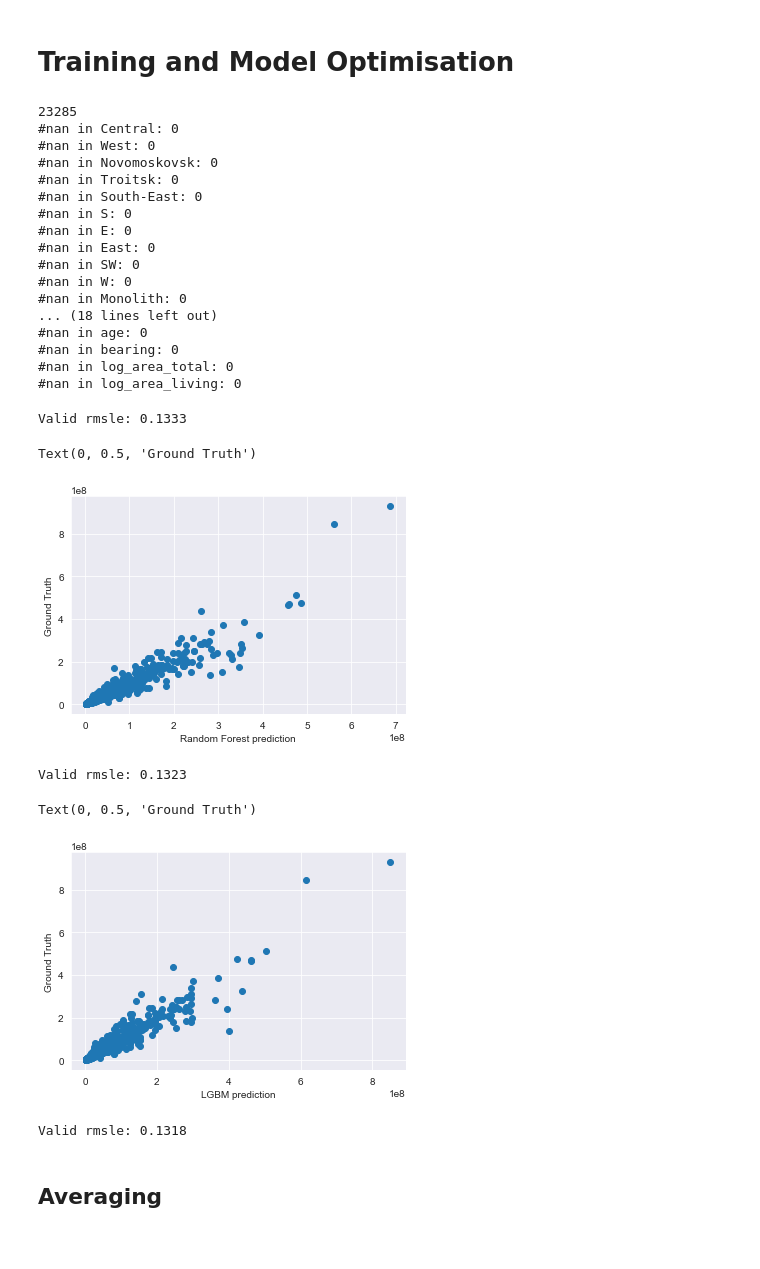
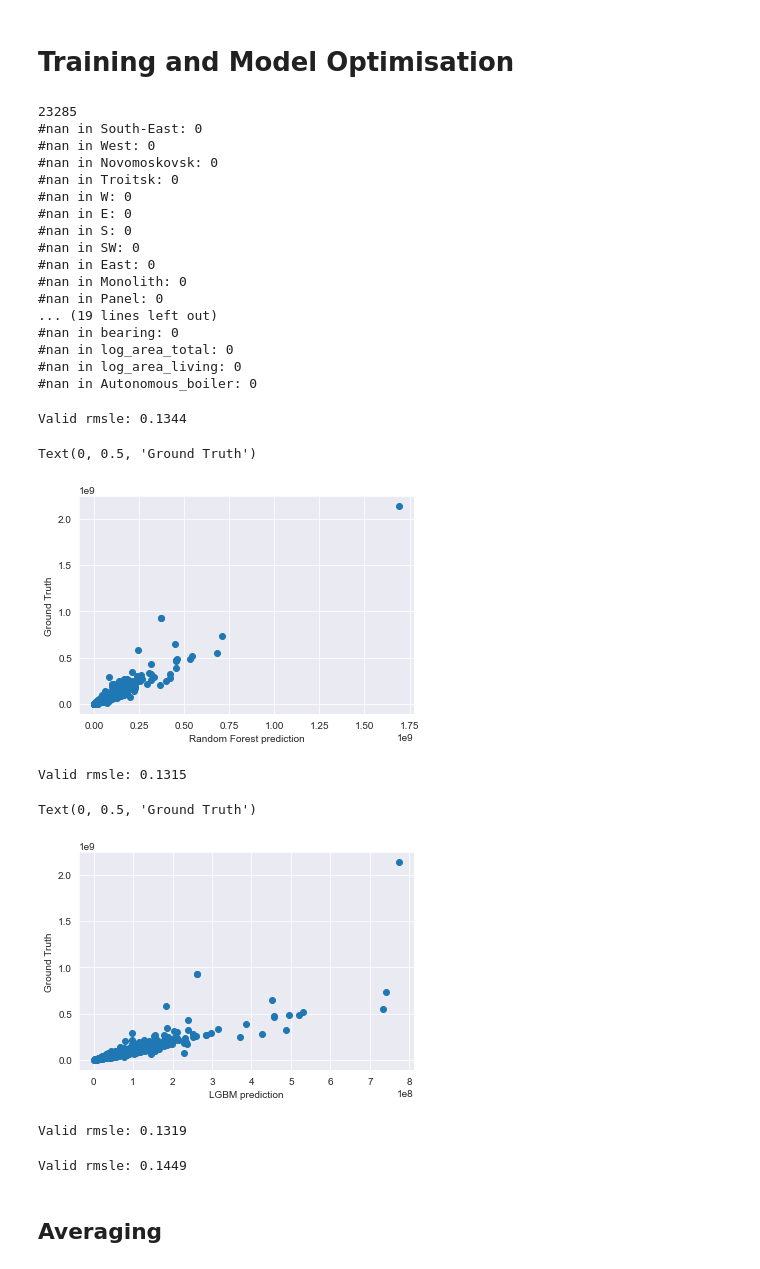
Before and after one commit to P1NHE4D/TDT4173-Prosjekt, a Jupyter notebook: notebook_alexander_03.ipynb, the cells around one changed output. Drawn from its saved outputs; the diff is of its cells as text; code cells hidden in the pictures.

```diff
--- a/notebook_alexander_03.ipynb
+++ b/notebook_alexander_03.ipynb
@@ -48,6 +48,9 @@ def construct_features(data):
     for ind, row in data.iterrows():
         data.at[ind, "elevator"] = row.elevator_passenger == 1 or row.elevator_service == 1
     data['elevator'] = data['elevator'].astype(int)
+    for ind, row in data.iterrows():
+        data.at[ind, "has_seller"] = pd.isna(row.seller)
+    data['has_seller'] = data['has_seller'].astype(int)
 
     return data
 # %%
@@ -698,6 +711,16 @@ mat = {
 }
 train_imputed = one_hot_encode(train_imputed, mat, "material")
 test_imputed = one_hot_encode(test_imputed, mat, "material")
+# %%
+heating = {
+    0: "Central",
+    1: "Individual",
+    2: "Boiler",
+    3: "Autonomous_boiler",
+}
+
+train_imputed = one_hot_encode(train_imputed, heating, "heating")
+test_imputed = one_hot_encode(test_imputed, heating, "heating")
 # %%
 print("Correlation between the price and the other features combined with the number of missing values:")
 nan_count = [len(train_imputed[train_imputed[feature].isna()]) for feature in train_imputed.corr()["log_price"].index]
@@ -733,6 +756,15 @@ Correlation between the price and the other features combined with the number of
 | log_distance | -0.613751 | 0 | 0.0 |
 # %%
 features = rel_feats.index
-features = features.drop(["price", "log_price", "price_per_m2", "district", "direction"])
+features = features.drop(
+    [
+        "price",
+        "log_price",
+        "price_per_m2",
+        "district",
+        "direction",
+        "heating"
+    ]
+)
 features
 # %% [output]
@@ -764,22 +797,22 @@ for feat in features:
     print("#nan in {}: {}".format(feat, len(train_imputed[train_imputed[feat].isna()])))
 # %% [output]
 23285
-#nan in Central: 0
+#nan in South-East: 0
 #nan in West: 0
 #nan in Novomoskovsk: 0
 #nan in Troitsk: 0
-#nan in South-East: 0
+#nan in W: 0
+#nan in E: 0
 #nan in S: 0
-#nan in E: 0
+#nan in SW: 0
 #nan in East: 0
-#nan in SW: 0
-#nan in W: 0
 #nan in Monolith: 0
-... (18 lines left out)
-#nan in age: 0
+#nan in Panel: 0
+... (19 lines left out)
 #nan in bearing: 0
 #nan in log_area_total: 0
 #nan in log_area_living: 0
+#nan in Autonomous_boiler: 0
 # %%
 f = features.copy()
 f = f.drop(
@@ -855,40 +888,43 @@ rf_reg.fit(X_train, y_train_rf)
 rf_train_pred = rf_reg.predict(X_train)
 rf_val_pred = rf_reg.predict(X_val)
 rf_val_pred *= X_val.area_total
-print(f'Valid rmsle: {root_mean_squared_log_error(y_true=y_val, y_pred=rf_val_pred) :.4f}')
+# rf_val_pred = (np.e ** rf_val_pred) - 1
+rf_rsmle = root_mean_squared_log_error(y_true=y_val, y_pred=rf_val_pred)
+print(f'Valid rmsle: {rf_rsmle :.4f}')
 
 plt.scatter(rf_val_pred, y_val)
 plt.xlabel('Random Forest prediction')
 plt.ylabel('Ground Truth')
 # %% [output]
-Valid rmsle: 0.1333
+Valid rmsle: 0.1344
 Text(0, 0.5, 'Ground Truth')
-[figure, old version]
+[figure, new version]
 # %%
 import lightgbm as lgbm
 
 lgbm_reg = lgbm.LGBMRegressor(
     random_state=42,
     learning_rate=0.1,
     n_estimators=2000,
     boosting_type='gbdt',
     n_jobs=2,
     num_leaves=35
 )
 
 lgbm_reg.fit(X_train, y_train_lgbm)
 
 lgbm_pred = lgbm_reg.predict(X_val)
 lgbm_pred = (np.e ** lgbm_pred) - 1
-print(f'Valid rmsle: {root_mean_squared_log_error(y_true=y_val, y_pred=lgbm_pred) :.4f}')
+lgbm_rsmle = root_mean_squared_log_error(y_true=y_val, y_pred=lgbm_pred)
+print(f'Valid rmsle: {lgbm_rsmle :.4f}')
 
 plt.scatter(lgbm_pred, y_val)
 plt.xlabel('LGBM prediction')
 plt.ylabel('Ground Truth')
 # %% [output]
-Valid rmsle: 0.1323
+Valid rmsle: 0.1315
 Text(0, 0.5, 'Ground Truth')
-[figure, old version]
+[figure, new version]
 # %%
 from catboost import CatBoostRegressor
 cb = CatBoostRegressor(
@@ -904,8 +940,26 @@ cb = CatBoostRegressor(
 cb.fit(X_train, y_train_lgbm)
 cb_pred = cb.predict(X_val)
 cb_pred = (np.e ** cb_pred) - 1
-print(f'Valid rmsle: {root_mean_squared_log_error(y_true=y_val, y_pred=cb_pred) :.4f}')
+cb_rsmle = root_mean_squared_log_error(y_true=y_val, y_pred=cb_pred)
+print(f'Valid rmsle: {cb_rsmle :.4f}')
 # %% [output]
-Valid rmsle: 0.1318
+Valid rmsle: 0.1319
+# %%
+from sklearn.ensemble import GradientBoostingRegressor
+
+gbm = GradientBoostingRegressor(
+    learning_rate=0.2,
+    n_estimators=1000,
+    criterion='friedman_mse',
+    subsample=0.9
+)
+
+gbm.fit(X_train, y_train_lgbm)
+gbm_pred = gbm.predict(X_val)
+gbm_pred = (np.e ** gbm_pred) - 1
+gbm_rsmle = root_mean_squared_log_error(y_true=y_val, y_pred=gbm_pred)
+print(f'Valid rmsle: {gbm_rsmle :.4f}')
+# %% [output]
+Valid rmsle: 0.1449
 # %% [markdown]
 ## Averaging
```
Also changed, not shown: parts of 23 cells of this notebook.
